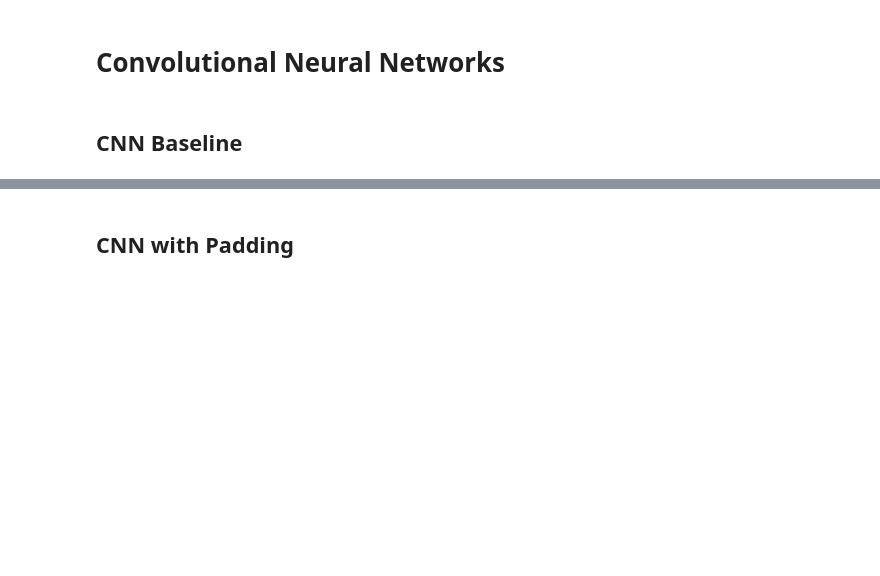
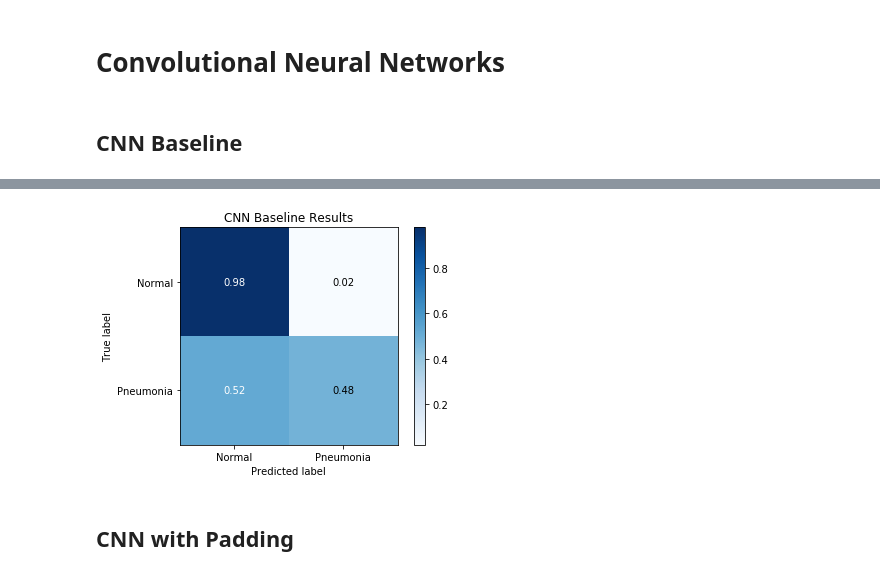
Before and after one commit to msf894/diagnosing-pneumonia-neural-networks, a Jupyter notebook: Project Notebook.ipynb, the cells around one changed output, grey strips where cells are left out. Drawn from its saved outputs; the diff is of its cells as text; code cells hidden in the pictures; blank space fills up the shorter version.

```diff
--- a/Project Notebook.ipynb
+++ b/Project Notebook.ipynb
@@ -367,3 +376,11 @@ print(confusion_matrix_cnn)
+# %%
+ax = plot_confusion_matrix(test_y, predictions_cnn, normalize = True)
+plt.title('CNN Baseline Results')
+ax.xaxis.set_ticklabels(['Normal', 'Pneumonia'])
+ax.yaxis.set_ticklabels(['Normal', 'Pneumonia']);
+plt.show()
+# %% [output]
+[figure, added]
 # %% [markdown]
 ## CNN with Padding
 # %%
```
Also changed, not shown: parts of 44 cells of this notebook, 14 other files.
